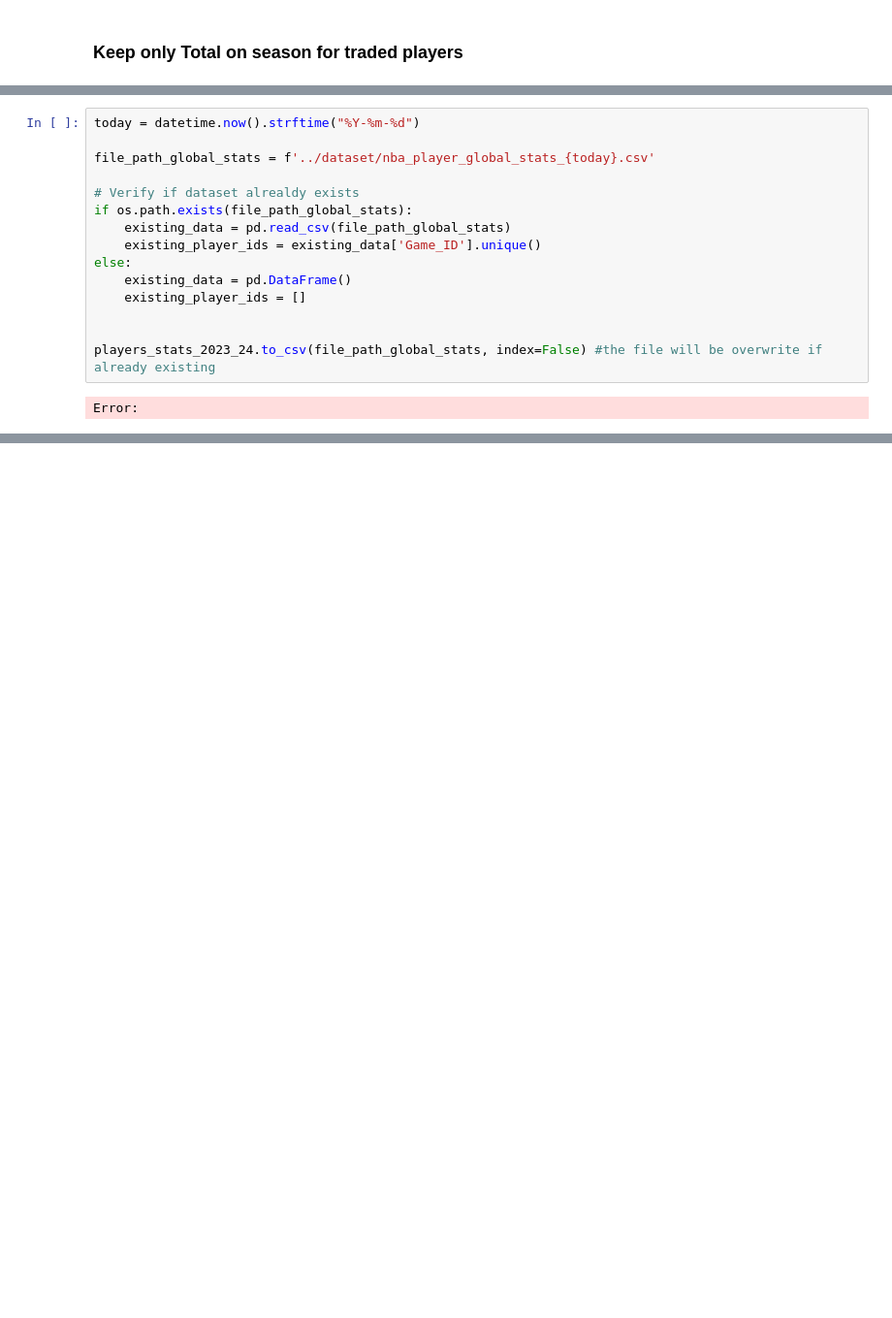
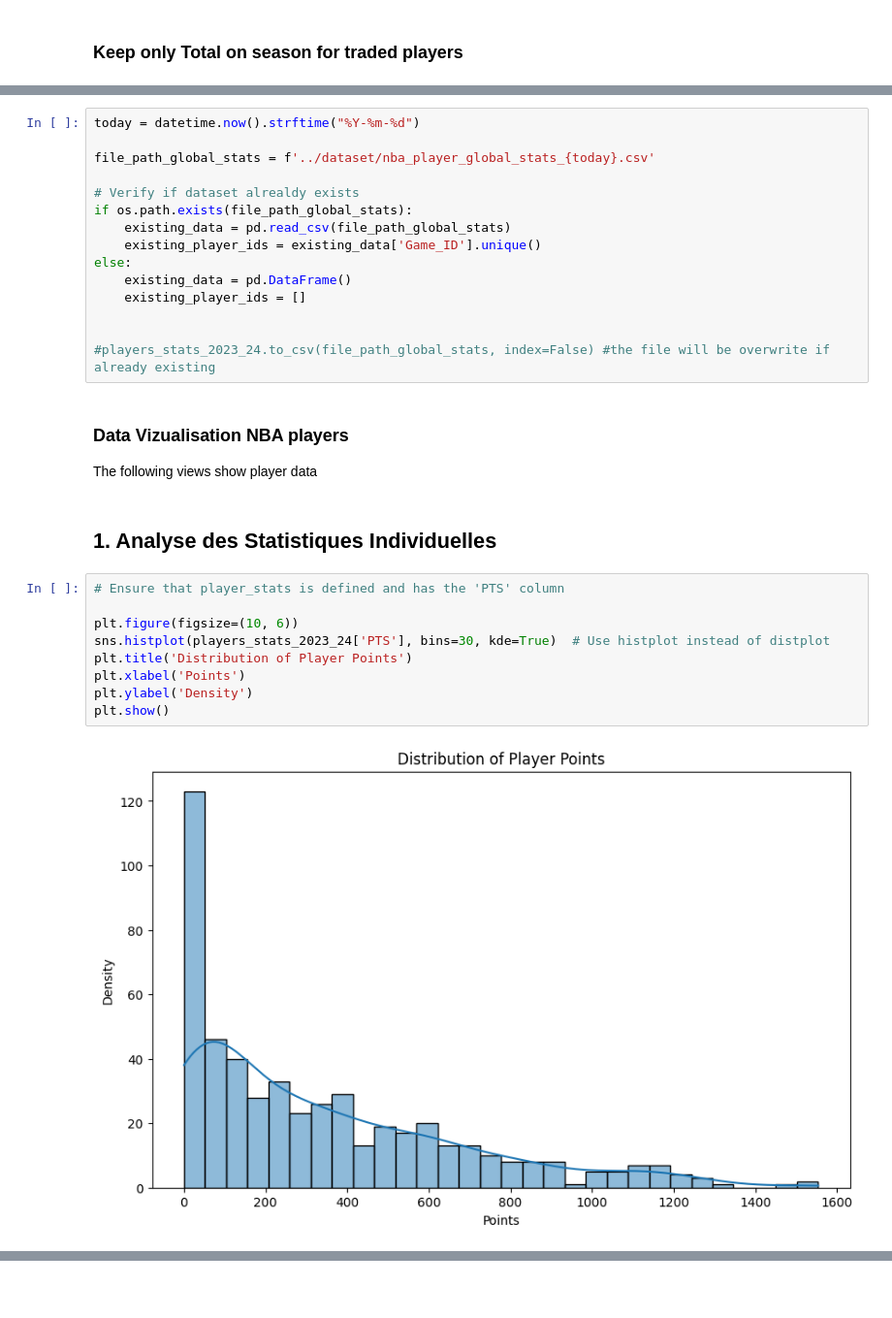
Before and after one commit to bribrix/mlops-nba, a Jupyter notebook: notebooks/young_potential_stars.ipynb, the cells around one changed output, grey strips where cells are left out. Shown at 97% size. Saved outputs shown, nothing was run; the diff lists cells and outputs as text; blank space fills up the shorter version.

Commit message:
first update of potential stats without prediction

```diff
--- a/notebooks/young_potential_stars.ipynb
+++ b/notebooks/young_potential_stars.ipynb
@@ -205,6 +239,20 @@ else:
     existing_player_ids = []
 
 
-players_stats_2023_24.to_csv(file_path_global_stats, index=False) #the file will be overwrite if already existing
+#players_stats_2023_24.to_csv(file_path_global_stats, index=False) #the file will be overwrite if already existing
-# %% [output]
-Error:
+# %% [markdown]
+### Data Vizualisation NBA players
+The following views show player data
+# %% [markdown]
+## 1. Analyse des Statistiques Individuelles
+# %%
+# Ensure that player_stats is defined and has the 'PTS' column
+
+plt.figure(figsize=(10, 6))
+sns.histplot(players_stats_2023_24['PTS'], bins=30, kde=True)  # Use histplot instead of distplot
+plt.title('Distribution of Player Points')
+plt.xlabel('Points')
+plt.ylabel('Density')
+plt.show()
+# %% [output]
+[figure, added]
```
Also changed, not shown: parts of 50 cells of this notebook.
